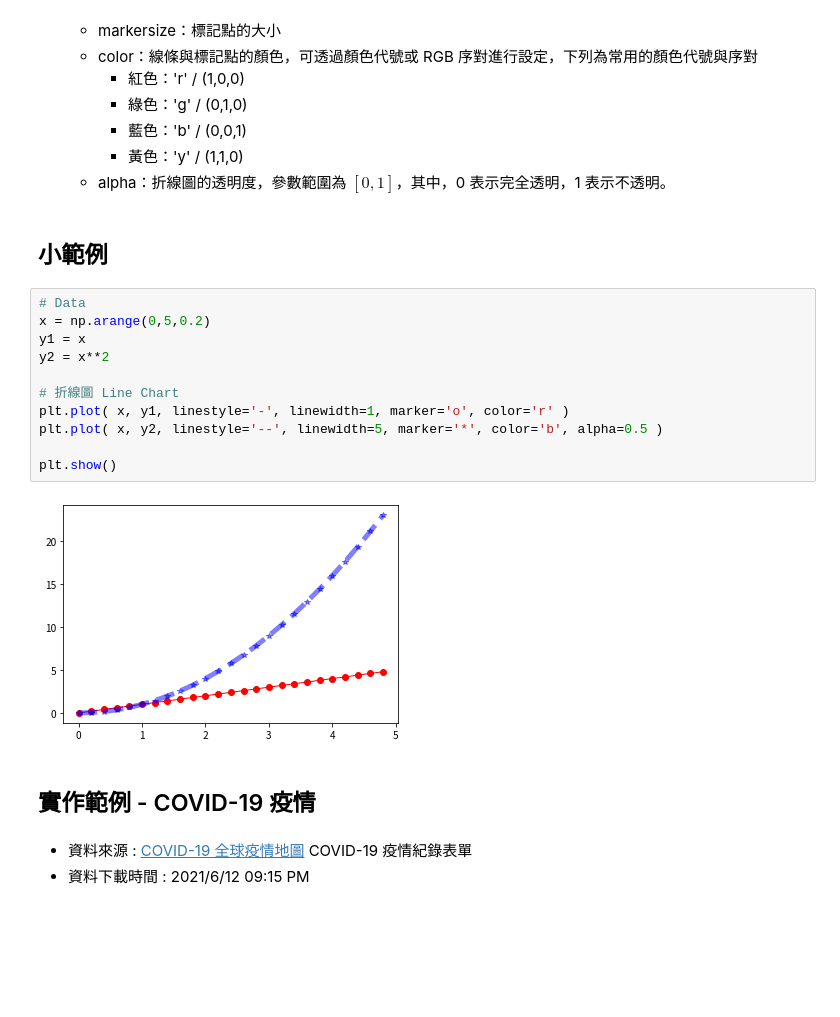
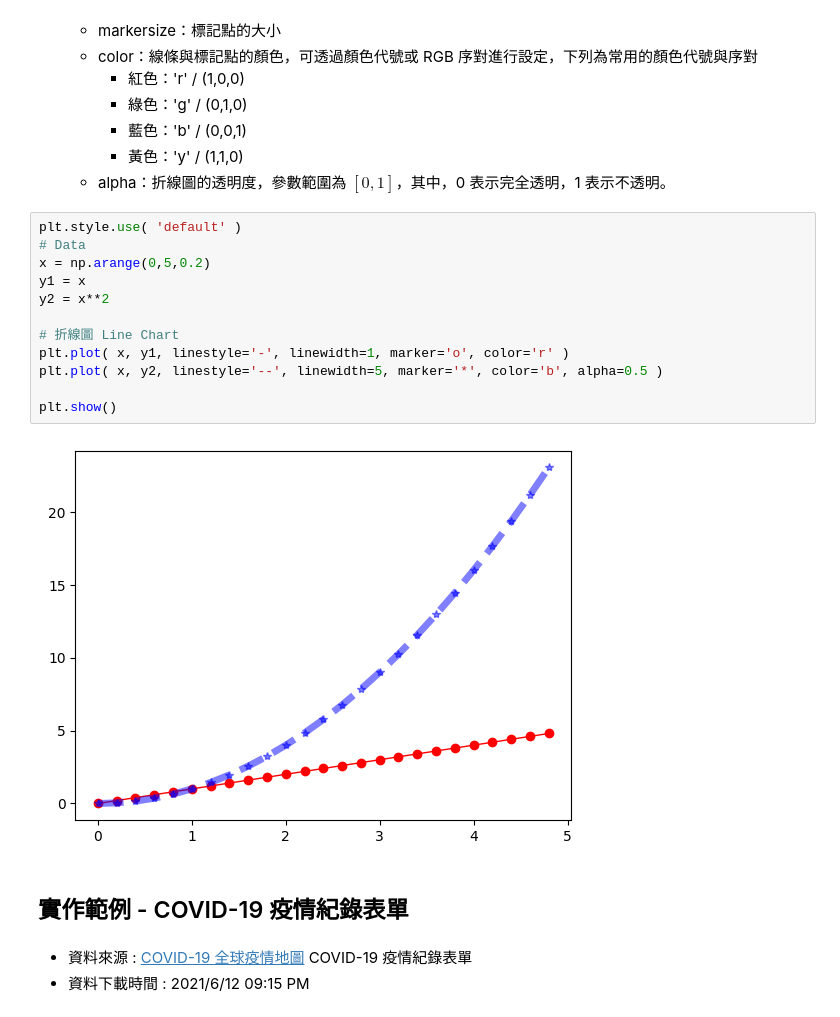
Before and after one commit to AI-FREE-Team/Machine-Learning-Basic, a Jupyter notebook: Materials/視覺化_折線圖_面積圖.ipynb, the cells around one changed output. Cells and saved outputs as stored; diff of their text form; blank space fills up the shorter version.

Commit message:
Data Visualization (I)

```diff
--- a/Materials/視覺化_折線圖_面積圖.ipynb
+++ b/Materials/視覺化_折線圖_面積圖.ipynb
@@ -72,23 +74,22 @@ HTML('<iframe src="https://ourworldindata.org/explorers/coronavirus-data-explore
     * 藍色：'b' / (0,0,1)
     * 黃色：'y' / (1,1,0)
   * alpha：折線圖的透明度，參數範圍為 $[0,1]$，其中，0 表示完全透明，1 表示不透明。
-# %% [markdown]
-## 小範例
 # %%
+plt.style.use( 'default' )
 # Data
 x = np.arange(0,5,0.2)
 y1 = x
 y2 = x**2
 
 # 折線圖 Line Chart
 plt.plot( x, y1, linestyle='-', linewidth=1, marker='o', color='r' )
 plt.plot( x, y2, linestyle='--', linewidth=5, marker='*', color='b', alpha=0.5 )
 
 plt.show()
 # %% [output]
-[figure, old version]
+[figure, new version]
 # %% [markdown]
-## 實作範例 - COVID-19 疫情
+## 實作範例 - COVID-19 疫情紀錄表單
 # %% [markdown]
 * 資料來源 : [COVID-19 全球疫情地圖](https://covid-19.nchc.org.tw/dt_005-covidTable_taiwan.php?downloadall=yes) COVID-19 疫情紀錄表單
 * 資料下載時間 : 2021/6/12 09:15 PM
```
Also changed, not shown: parts of 40 cells of this notebook.
